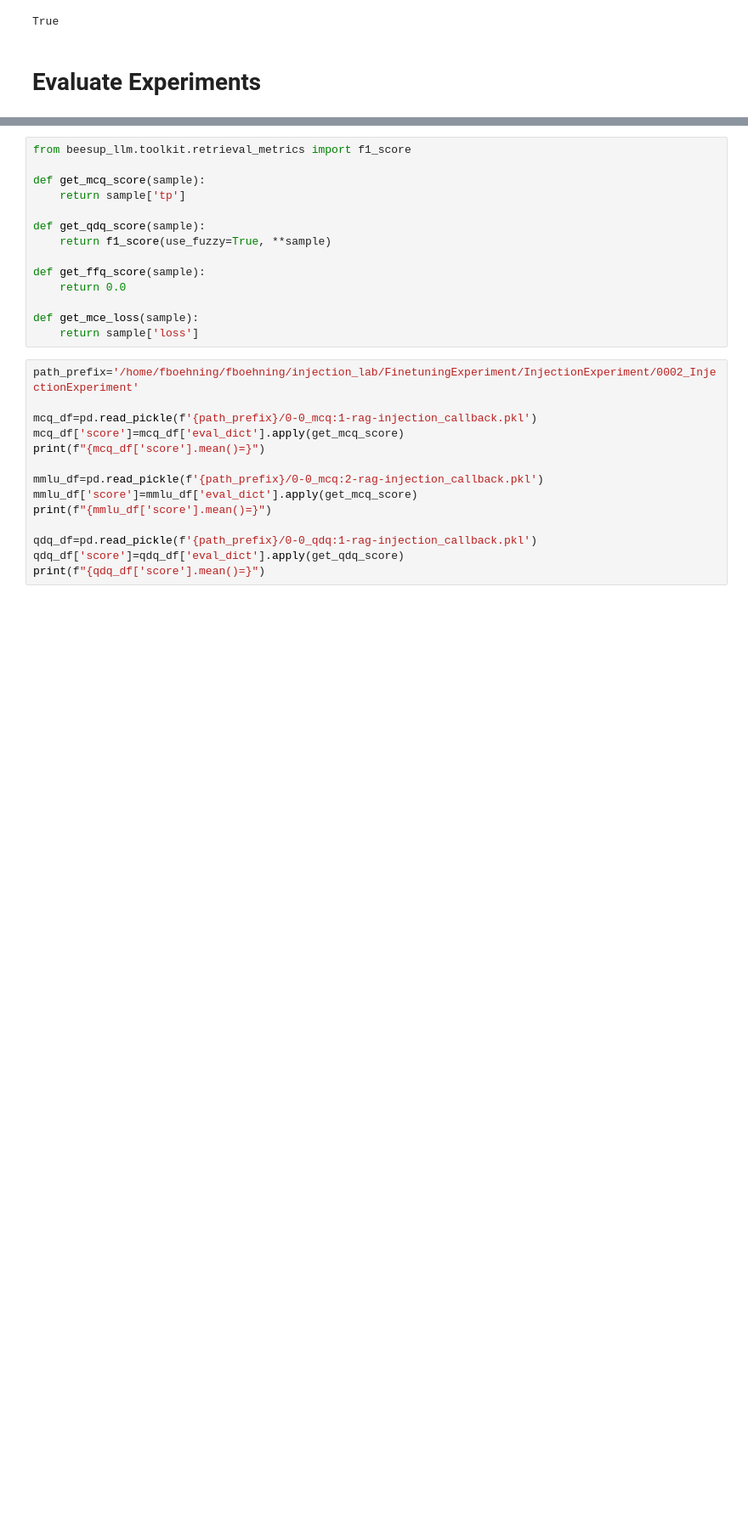
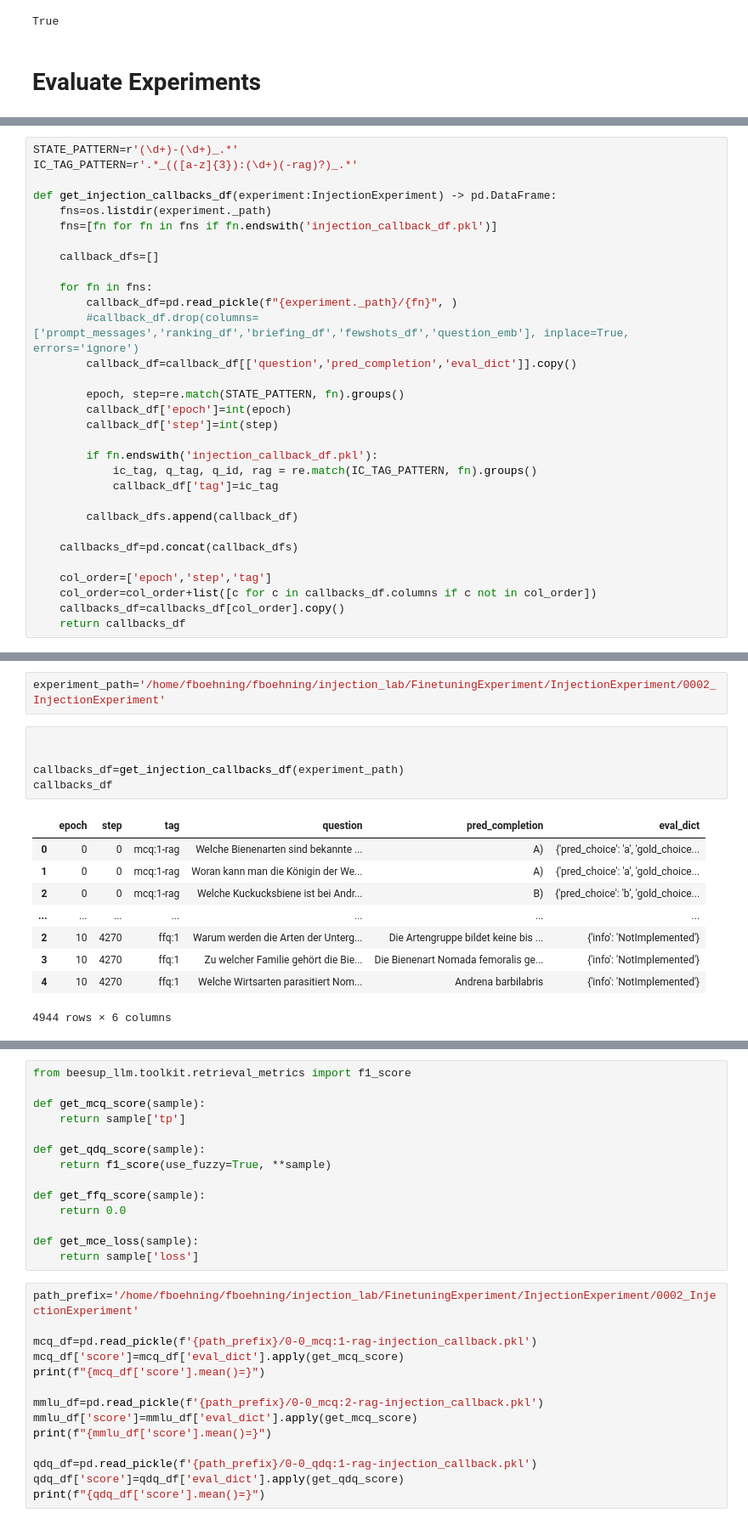
Before and after one commit to fee1ix/beesup_injection_lab, a Jupyter notebook: injection_notebook.ipynb, the cells around one changed output, grey strips where cells are left out. Shown at 85% size. Saved outputs shown, nothing was run; the diff lists cells and outputs as text; blank space fills up the shorter version.

```diff
--- a/injection_notebook.ipynb
+++ b/injection_notebook.ipynb
@@ -1908,0 +1916,31 @@ True
+# %%
+STATE_PATTERN=r'(\d+)-(\d+)_.*'
+IC_TAG_PATTERN=r'.*_(([a-z]{3}):(\d+)(-rag)?)_.*'
+
+def get_injection_callbacks_df(experiment:InjectionExperiment) -> pd.DataFrame:
+    fns=os.listdir(experiment._path)
+    fns=[fn for fn in fns if fn.endswith('injection_callback_df.pkl')]
+
+    callback_dfs=[]
+
+    for fn in fns:
+        callback_df=pd.read_pickle(f"{experiment._path}/{fn}", )
+        #callback_df.drop(columns=['prompt_messages','ranking_df','briefing_df','fewshots_df','question_emb'], inplace=True, errors='ignore')
+        callback_df=callback_df[['question','pred_completion','eval_dict']].copy()
+
+        epoch, step=re.match(STATE_PATTERN, fn).groups()
+        callback_df['epoch']=int(epoch)
+        callback_df['step']=int(step)
+
+        if fn.endswith('injection_callback_df.pkl'):
+            ic_tag, q_tag, q_id, rag = re.match(IC_TAG_PATTERN, fn).groups()
+            callback_df['tag']=ic_tag
+
+        callback_dfs.append(callback_df)
+
+    callbacks_df=pd.concat(callback_dfs)
+
+    col_order=['epoch','step','tag']
+    col_order=col_order+list([c for c in callbacks_df.columns if c not in col_order])
+    callbacks_df=callbacks_df[col_order].copy()
+    return callbacks_df
@@ -1908,0 +1959,17 @@ True
+# %%
+experiment_path='/home/fboehning/fboehning/injection_lab/FinetuningExperiment/InjectionExperiment/0002_InjectionExperiment'
+# %%
+
+
+callbacks_df=get_injection_callbacks_df(experiment_path)
+callbacks_df
+# %% [output]
+|  | epoch | step | tag | question | pred_completion | eval_dict |
+| 0 | 0 | 0 | mcq:1-rag | Welche Bienenarten sind bekannte ... | A) | {'pred_choice': 'a', 'gold_choice... |
+| 1 | 0 | 0 | mcq:1-rag | Woran kann man die Königin der We... | A) | {'pred_choice': 'a', 'gold_choice... |
+| 2 | 0 | 0 | mcq:1-rag | Welche Kuckucksbiene ist bei Andr... | B) | {'pred_choice': 'b', 'gold_choice... |
+| ... | ... | ... | ... | ... | ... | ... |
+| 2 | 10 | 4270 | ffq:1 | Warum werden die Arten der Unterg... | Die Artengruppe bildet keine bis ... | {'info': 'NotImplemented'} |
+| 3 | 10 | 4270 | ffq:1 | Zu welcher Familie gehört die Bie... | Die Bienenart Nomada femoralis ge... | {'info': 'NotImplemented'} |
+| 4 | 10 | 4270 | ffq:1 | Welche Wirtsarten parasitiert Nom... | Andrena barbilabris | {'info': 'NotImplemented'} |
+4944 rows × 6 columns
```
Also changed, not shown: parts of 5 cells of this notebook, 5 other files.
